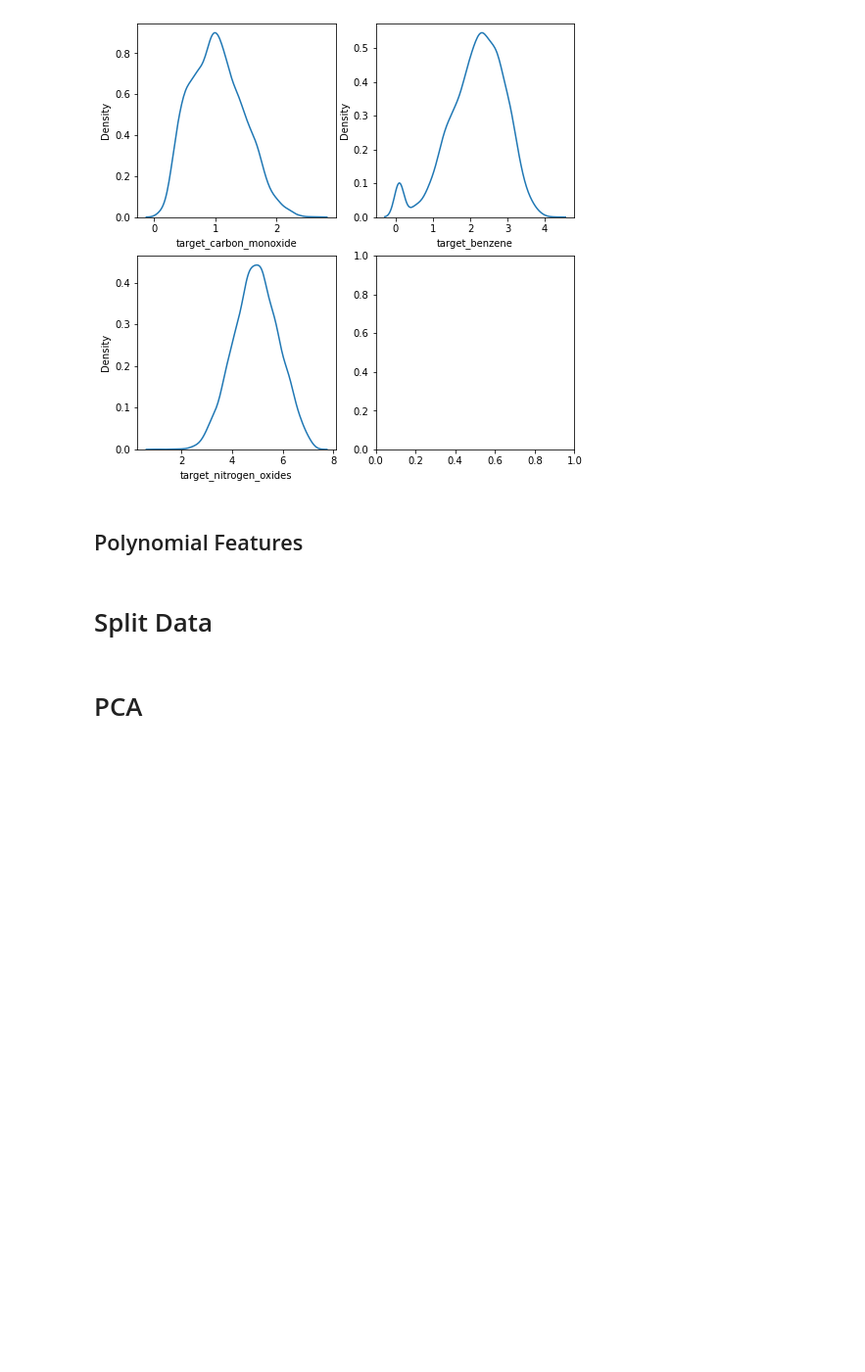
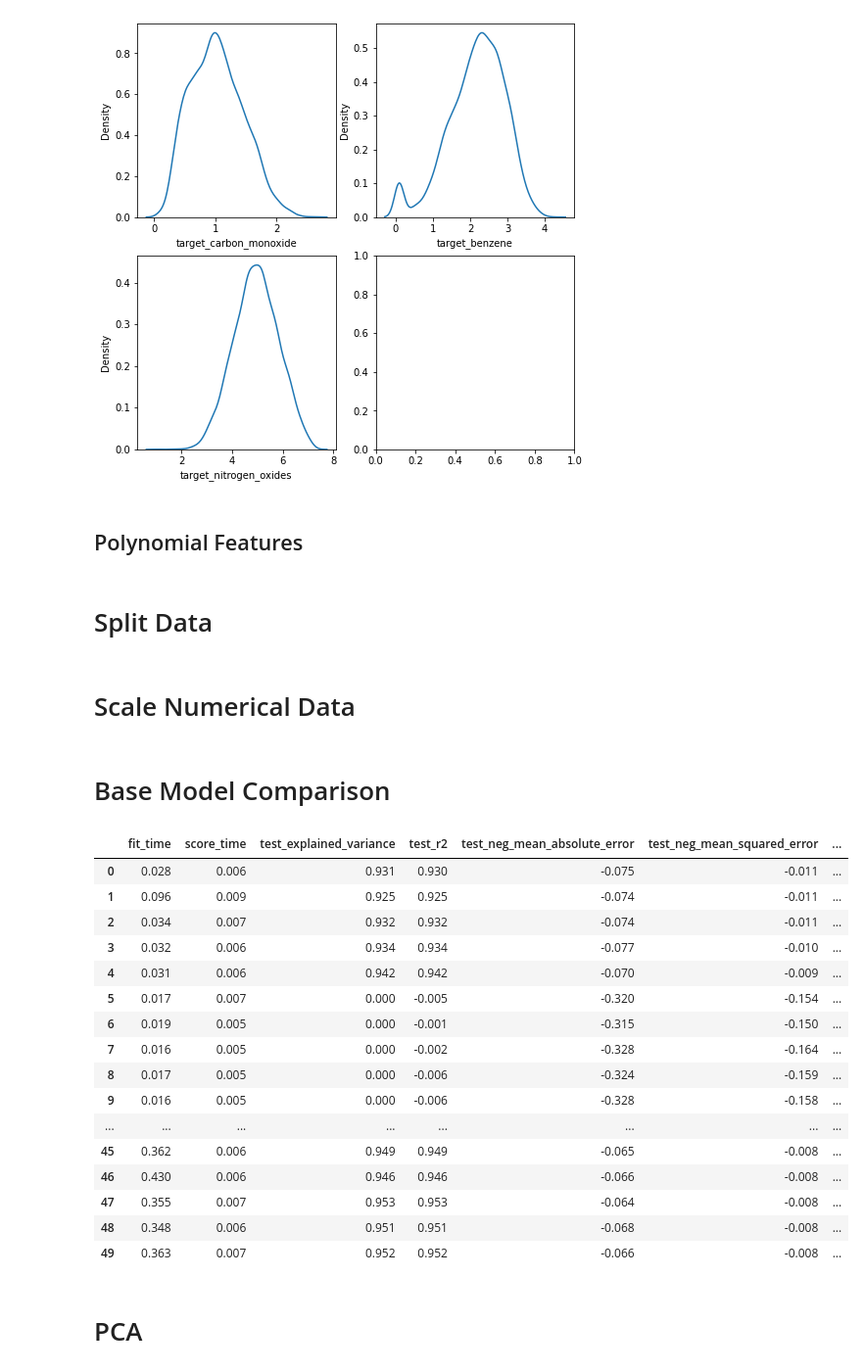
Before and after one commit to JeremyCurmi/kaggle-competitions, a Jupyter notebook: air_pollution_predictor/submission_2_xgb/notebook1.ipynb, the cells around one changed output. Shown at 98% size. Saved outputs shown, nothing was run; the diff lists cells and outputs as text; code cells hidden in the pictures; blank space fills up the shorter version.

Commit message:
comparing models

```diff
--- a/air_pollution_predictor/submission_2_xgb/notebook1.ipynb
+++ b/air_pollution_predictor/submission_2_xgb/notebook1.ipynb
@@ -186,14 +186,48 @@ test_df = test_df_1.copy()
 # %%
 test_size = 0.33
 test_idx = int(1-len(train)*test_size)
+# %%
+train_df_clean = train_df.drop(['date_time'], axis=1)
+test_df_clean = test_df.drop(['date_time'], axis=1)
 # %%
-tr = train_df.iloc[:test_idx]
-te = train_df.iloc[test_idx:]
+tr = train_df_clean.iloc[:test_idx]
+te = train_df_clean.iloc[test_idx:]
+
 
 X_train = tr.drop(TARGET_COLUMNS,axis=1)
-y_train = tr[TARGET_COLUMNS]
+y_train = tr[TARGET_COLUMNS[0]]
 
 X_test = te.drop(TARGET_COLUMNS,axis=1)
-y_test = tr[TARGET_COLUMNS]
+y_test = tr[TARGET_COLUMNS[0]]
+# %% [markdown]
+# Scale Numerical Data
+# %%
+num_features = X_train.select_dtypes(include=np.number).columns
+# %%
+scaler = MinMaxScaler()
+X_train[num_features] = scaler.fit_transform(X_train[num_features])
+X_test[num_features] = scaler.transform(X_test[num_features])
+# %% [markdown]
+# Base Model Comparison
+# %%
+experiments = modelling.run_experiments(X_train, X_test, y_train, y_test, False)
+# %% [output]
+|  | fit_time | score_time | test_explained_variance | test_r2 | test_neg_mean_absolute_error | test_neg_mean_squared_error | ... |
+| 0 | 0.028 | 0.006 | 0.931 | 0.930 | -0.075 | -0.011 | ... |
+| 1 | 0.096 | 0.009 | 0.925 | 0.925 | -0.074 | -0.011 | ... |
+| 2 | 0.034 | 0.007 | 0.932 | 0.932 | -0.074 | -0.011 | ... |
+| 3 | 0.032 | 0.006 | 0.934 | 0.934 | -0.077 | -0.010 | ... |
+| 4 | 0.031 | 0.006 | 0.942 | 0.942 | -0.070 | -0.009 | ... |
+| 5 | 0.017 | 0.007 | 0.000 | -0.005 | -0.320 | -0.154 | ... |
+| 6 | 0.019 | 0.005 | 0.000 | -0.001 | -0.315 | -0.150 | ... |
+| 7 | 0.016 | 0.005 | 0.000 | -0.002 | -0.328 | -0.164 | ... |
+| 8 | 0.017 | 0.005 | 0.000 | -0.006 | -0.324 | -0.159 | ... |
+| 9 | 0.016 | 0.005 | 0.000 | -0.006 | -0.328 | -0.158 | ... |
+| ... | ... | ... | ... | ... | ... | ... | ... |
+| 45 | 0.362 | 0.006 | 0.949 | 0.949 | -0.065 | -0.008 | ... |
+| 46 | 0.430 | 0.006 | 0.946 | 0.946 | -0.066 | -0.008 | ... |
+| 47 | 0.355 | 0.007 | 0.953 | 0.953 | -0.064 | -0.008 | ... |
+| 48 | 0.348 | 0.006 | 0.951 | 0.951 | -0.068 | -0.008 | ... |
+| 49 | 0.363 | 0.007 | 0.952 | 0.952 | -0.066 | -0.008 | ... |
 # %% [markdown]
 # PCA
```
Also changed, not shown: parts of 1 cell of this notebook, 5 other files.
